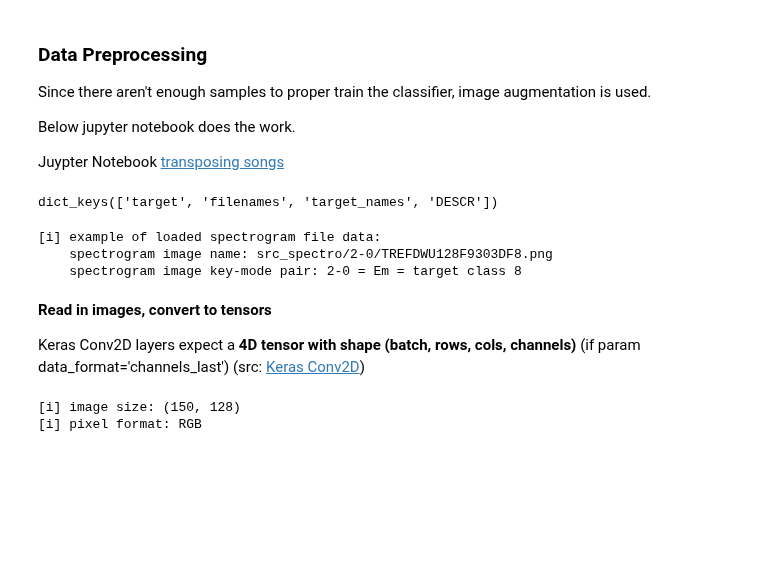
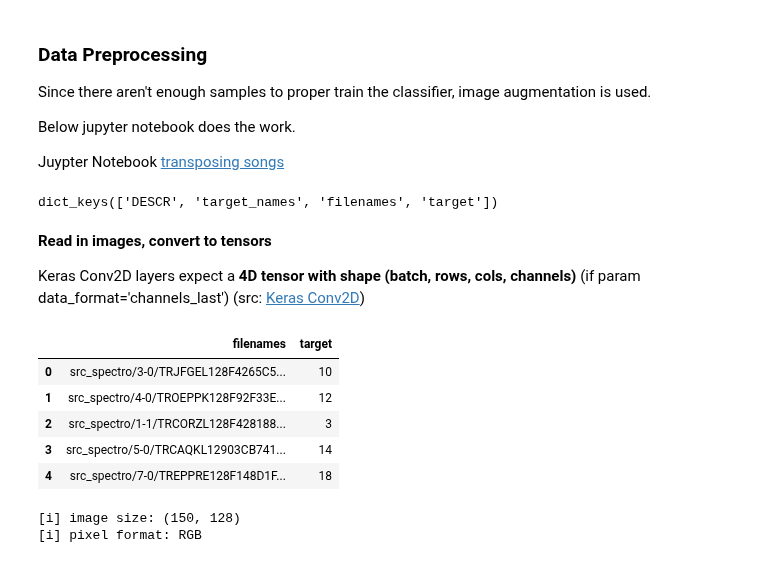
Before and after one commit to damilo/keyestcnn, a Jupyter notebook: keyestcnn.ipynb, the cells around one changed output. Drawn from its saved outputs; the diff is of its cells as text; code cells hidden in the pictures; blank space fills up the shorter version.

```diff
--- a/keyestcnn.ipynb
+++ b/keyestcnn.ipynb
@@ -142,36 +142,35 @@ PARAM_RND_STATE = 42
 
 container_path = os.path.join ('src_spectro')
 load_content = False
-description = ['Cm', 'C', 'C#m', 'C#',
-               'Dm', 'D', 'D#m', 'D#',
-               'Em', 'E',
-               'Fm', 'F', 'F#m', 'F#',
-               'Gm', 'G', 'G#m', 'G#',
-               'Am', 'A', 'A#m', 'A#',
-               'Bm', 'B']
 
 src_spectro_data = datasets.load_files (container_path=container_path,
-                                        description=description,
                                         load_content=load_content,
                                         random_state=PARAM_RND_STATE)
 src_spectro_data.keys ()
 # %% [output]
-dict_keys(['target', 'filenames', 'target_names', 'DESCR'])
+dict_keys(['DESCR', 'target_names', 'filenames', 'target'])
-# %%
-print ('[i] example of loaded spectrogram file data:')
-print ('    spectrogram image name:', src_spectro_data['filenames'][0])
-print ('    spectrogram image key-mode pair:',\
-       src_spectro_data['target_names'][src_spectro_data['target'][0]],\
-       '=', src_spectro_data['DESCR'][src_spectro_data['target'][0]],\
-       '= target class', src_spectro_data['target'][0])
-# %% [output]
-[i] example of loaded spectrogram file data:
-    spectrogram image name: src_spectro/2-0/TREFDWU128F9303DF8.png
-    spectrogram image key-mode pair: 2-0 = Em = target class 8
 # %% [markdown]
 **Read in images, convert to tensors**
 
 Keras Conv2D layers expect a **4D tensor with shape (batch, rows, cols, channels)** (if param data_format='channels_last') (src: <a href='https://keras.io/layers/convolutional/#conv2d'>Keras Conv2D</a>)
+# %%
+import numpy as np
+import pandas as pd
+
+src_spectro_data_pd = pd.DataFrame (
+    np.column_stack ((src_spectro_data['filenames'], src_spectro_data['target'])),
+    columns=['filenames', 'target'])
+
+src_spectro_data_pd = src_spectro_data_pd.sample (frac=1, random_state=PARAM_RND_STATE).reset_index (drop=True)
+
+src_spectro_data_pd.head (5)
+# %% [output]
+|  | filenames | target |
+| 0 | src_spectro/3-0/TRJFGEL128F4265C5... | 10 |
+| 1 | src_spectro/4-0/TROEPPK128F92F33E... | 12 |
+| 2 | src_spectro/1-1/TRCORZL128F428188... | 3 |
+| 3 | src_spectro/5-0/TRCAQKL12903CB741... | 14 |
+| 4 | src_spectro/7-0/TREPPRE128F148D1F... | 18 |
 # %%
 # open a random image and take a look at the attributes
 import numpy as np
```
Also changed, not shown: parts of 13 cells of this notebook, 2 other files.
